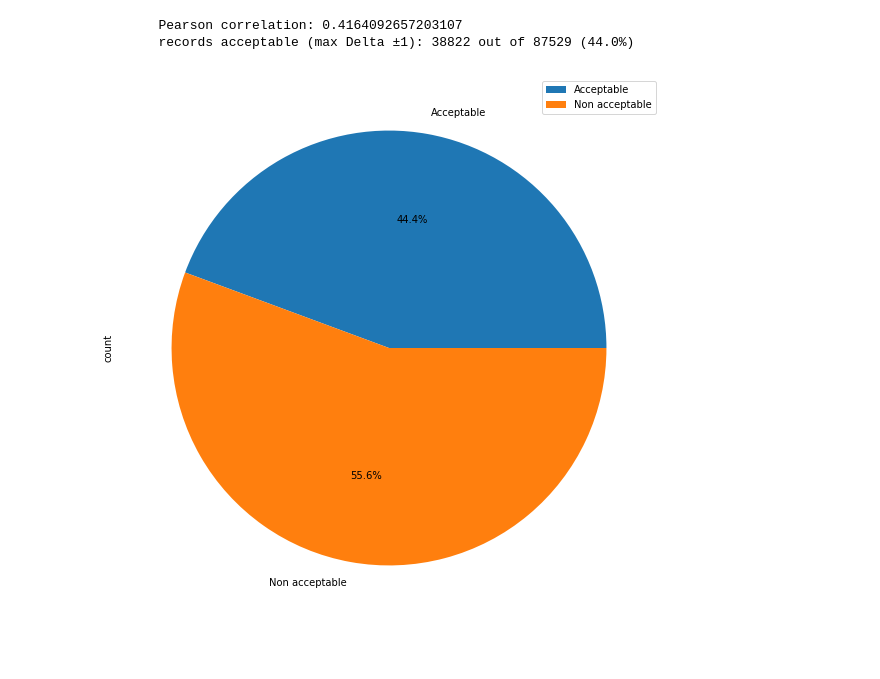
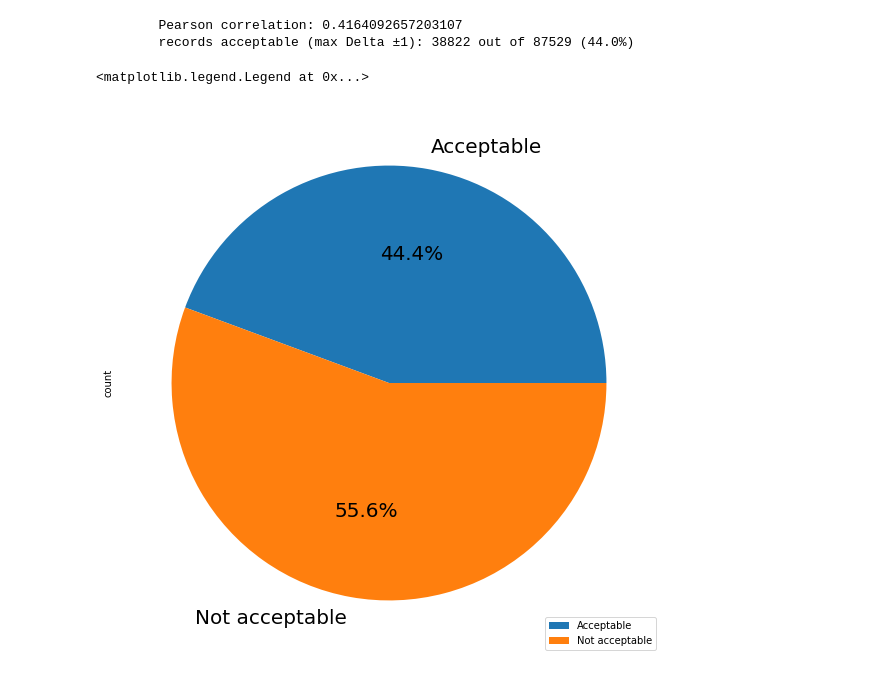
Before and after one commit to bianchin90/Projects, a Jupyter notebook: BigDataAnalytics_Coursework2.ipynb, the cells around one changed output. Saved outputs shown, nothing was run; the diff lists cells and outputs as text; code cells hidden in the pictures.

```diff
--- a/BigDataAnalytics_Coursework2.ipynb
+++ b/BigDataAnalytics_Coursework2.ipynb
@@ -79,8 +69,10 @@ df.loc[((df['difference'] <= 1) & (df['difference'] >= -1)),'acceptable']='Yes'
 # %%
 
 #create pie chart showing acceptable vs non-acceptable records
 df = pd.DataFrame({'count': [good_records, (total_records - good_records)]},
-                  index=['Acceptable', 'Non acceptable'])
-plot = df.plot.pie(y='count', figsize=(10, 10), autopct='%1.1f%%')
+                  index=['Acceptable', 'Not acceptable'])
+plot = df.plot.pie(y='count', figsize=(10, 10), autopct='%1.1f%%', fontsize=20)
+plot.legend(loc="lower right")
 # %% [output]
+<matplotlib.legend.Legend at 0x...>
-[figure, old version]
+[figure, new version]
```
Also changed, not shown: parts of 1 cell of this notebook.
